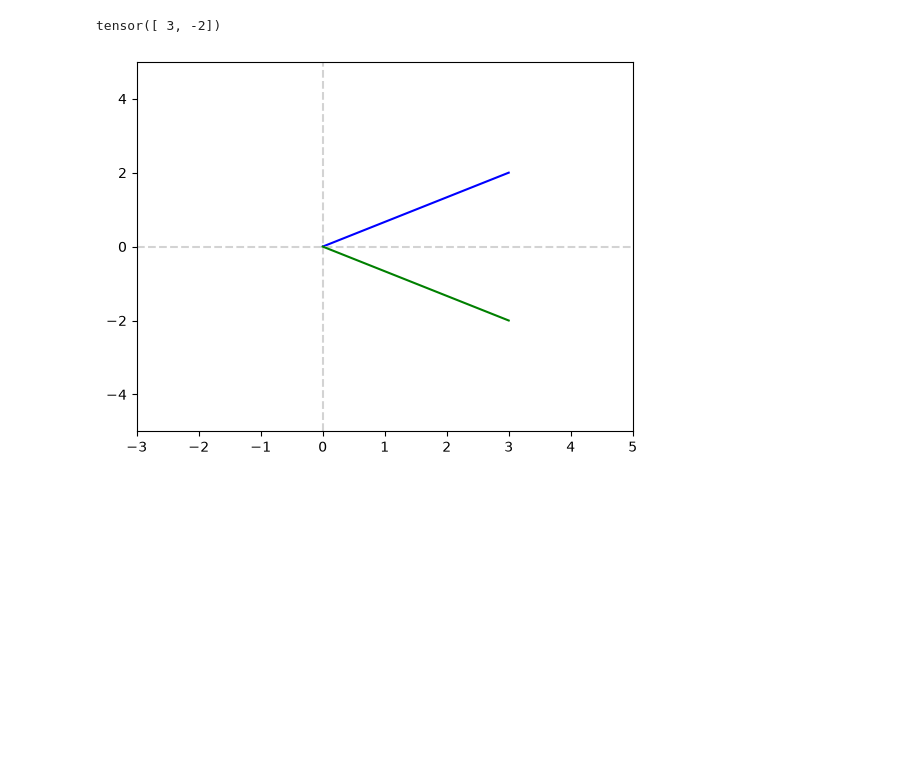
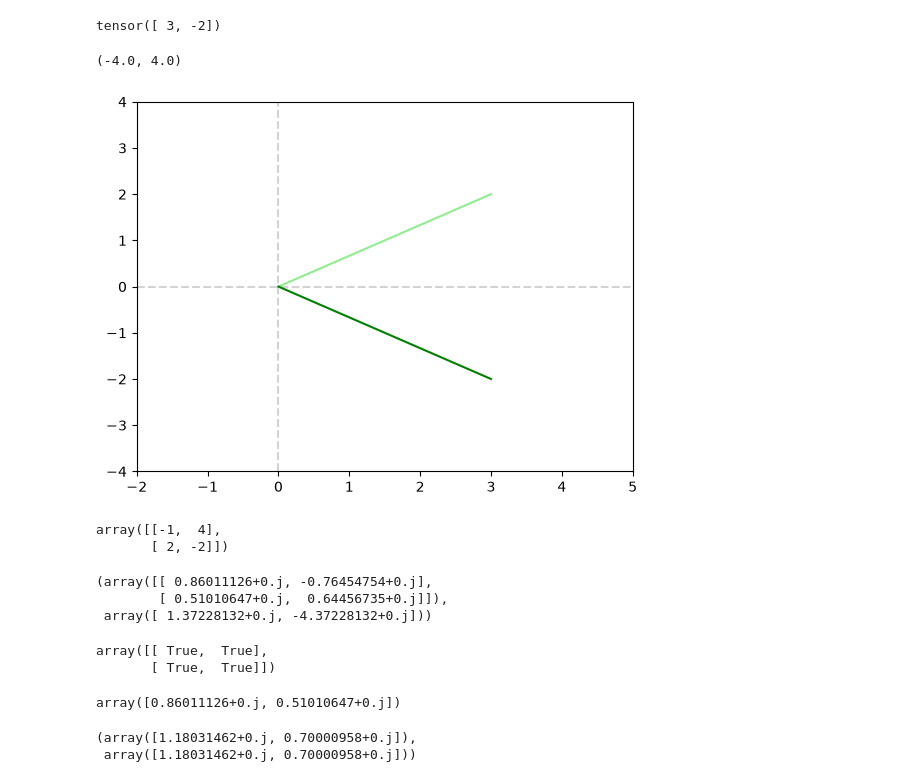
Before and after one commit to dhanushnatra/ML-Learning, a Jupyter notebook: tensor-practice.ipynb, the cells around one changed output. Cells and saved outputs as stored; diff of their text form; code cells hidden in the pictures; blank space fills up the shorter version.

Commit message:
completed eigen vectors and Eigen Values

```diff
--- a/tensor-practice.ipynb
+++ b/tensor-practice.ipynb
@@ -135,18 +140,54 @@ AV
 # %% [output]
 tensor([ 3, -2])
 # %%
-plt.figure()
+def plot_vectors(vectors:list[torch.Tensor|np.ndarray],colors:list[str]=None):
+
+    l=len(vectors)
+
+    if colors==None:
+        colors=["lightgreen"]*l
+
+    plt.figure()
 
 
-plt.axvline(x=0,color="lightgrey",linestyle="--")
-plt.axhline(y=0,color="lightgrey",linestyle="--")
+    plt.axvline(x=0,color="lightgrey",linestyle="--")
+    plt.axhline(y=0,color="lightgrey",linestyle="--")
 
-plt.plot([0,v[0]],[0,v[1]],color="blue")
-plt.plot([0,AV[0]],[0,AV[1]],color="green")
-
-plt.xlim([-3,5])
-plt.ylim([-5,5])
-
-plt.show()
+    for i in range(l):
+        plt.plot([0,vectors[i][0]],[0,vectors[i][1]],color=colors[i])
+plot_vectors([v,AV],colors=["lightgreen","green"])
+plt.xlim(-2,5)
+plt.ylim(-4,4)
 # %% [output]
+(-4.0, 4.0)
-[figure, old version]
+[figure, new version]
+# %%
+A=np.array([[-1,4],[2,-2]])
+A
+# %% [output]
+array([[-1,  4],
+       [ 2, -2]])
+# %%
+lamdas,V=np.linalg.eig(A)
+V,lamdas
+# %% [output]
+(array([[ 0.86011126+0.j, -0.76454754+0.j],
+        [ 0.51010647+0.j,  0.64456735+0.j]]),
+ array([ 1.37228132+0.j, -4.37228132+0.j]))
+# %%
+A.dot(V)==lamdas*(V)
+# %% [output]
+array([[ True,  True],
+       [ True,  True]])
+# %%
+v=V[:,0]
+v
+# %% [output]
+array([0.86011126+0.j, 0.51010647+0.j])
+# %%
+lamb=lamdas[0]
+Av=np.dot(A,v)
+Av,lamb*v
+# %% [output]
+(array([1.18031462+0.j, 0.70000958+0.j]),
+ array([1.18031462+0.j, 0.70000958+0.j]))
```
Also changed, not shown: parts of 9 cells of this notebook.
